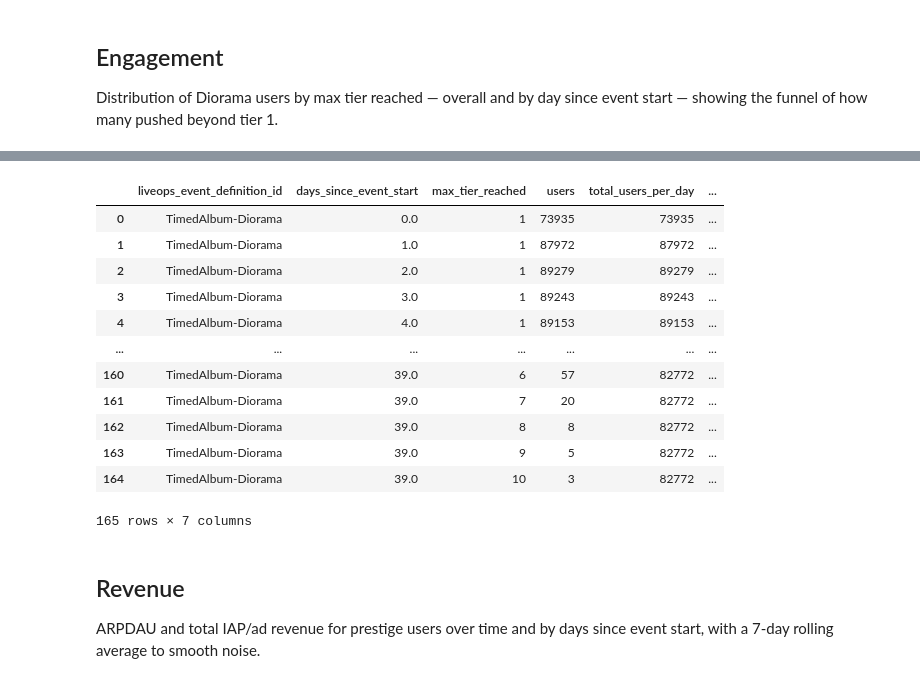
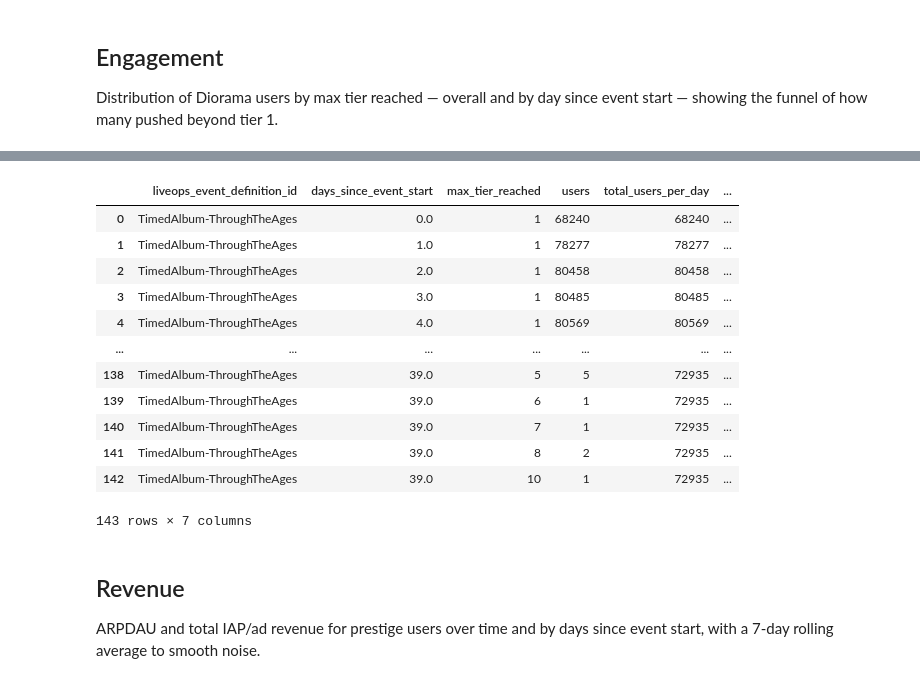
Before and after one commit to ivanaguilar-trailmix/testrepo, a Jupyter notebook: prestige/prestige.ipynb, the cells around one changed output, grey strips where cells are left out. Cells and saved outputs as stored; diff of their text form; code cells hidden in the pictures.

```diff
--- a/prestige/prestige.ipynb
+++ b/prestige/prestige.ipynb
@@ -1227,8 +1226,11 @@ Distribution of Diorama users by max tier reached — overall and by day since e
 # %%
 # hide-output
 data_diorama = data[data['liveops_event_definition_id'] == 'TimedAlbum-Diorama']
+data_through_the_ages = data[data['liveops_event_definition_id'] == 'TimedAlbum-ThroughTheAges']
 
-tier_reached_per_event = data_diorama[data_diorama.max_tier_reached<=10].groupby(['liveops_event_definition_id', 'max_tier_reached']).agg(
+data_last_event = data_through_the_ages.copy()
+
+tier_reached_per_event = data_last_event[data_last_event.max_tier_reached<=10].groupby(['liveops_event_definition_id', 'max_tier_reached']).agg(
     users = ('user_id', 'nunique')
 ).reset_index()
 
@@ -1272,35 +1273,33 @@ fig.update_layout(legend_title='Max Tier Reached')
 fig.show()
 # %%
 # hide-output
-tier_reached_diorama_daily = data_diorama[data_diorama.max_tier_reached<=10].groupby(['liveops_event_definition_id', 'days_since_event_start', 'max_tier_reached']).agg(
+tier_reached_lastevent_daily = data_last_event[data_last_event.max_tier_reached<=10].groupby(['liveops_event_definition_id', 'days_since_event_start', 'max_tier_reached']).agg(
     users = ('user_id', 'nunique')
 ).reset_index()
 
 # Calculate total users for each days_since_event_start
-total_users_per_day = tier_reached_diorama_daily.groupby('days_since_event_start')['users'].sum().reset_index()
+total_users_per_day = tier_reached_lastevent_daily.groupby('days_since_event_start')['users'].sum().reset_index()
 total_users_per_day.columns = ['days_since_event_start', 'total_users_per_day']
 
 # Merge to get total for each row
-tier_reached_diorama_daily = tier_reached_diorama_daily.merge(total_users_per_day, on='days_since_event_start', how='left')
+tier_reached_lastevent_daily = tier_reached_lastevent_daily.merge(total_users_per_day, on='days_since_event_start', how='left')
+# Calculate percentage
+tier_reached_lastevent_daily['percentage_of_day_total'] = tier_reached_lastevent_daily['users'] / tier_reached_lastevent_daily['total_users_per_day']
 
-# Calculate percentage
-tier_reached_diorama_daily['percentage_of_day_total'] = tier_reached_diorama_daily['users'] / tier_reached_diorama_daily['total_users_per_day']
-
-tier_reached_diorama_daily['max_tier_reached_str'] = tier_reached_diorama_daily['max_tier_reached'].astype(str)
-
-tier_reached_diorama_daily
+tier_reached_lastevent_daily['max_tier_reached_str'] = tier_reached_lastevent_daily['max_tier_reached'].astype(str)
+tier_reached_lastevent_daily
 # %% [output]
 |  | liveops_event_definition_id | days_since_event_start | max_tier_reached | users | total_users_per_day | ... |
-| 0 | TimedAlbum-Diorama | 0.0 | 1 | 73935 | 73935 | ... |
-| 1 | TimedAlbum-Diorama | 1.0 | 1 | 87972 | 87972 | ... |
-| 2 | TimedAlbum-Diorama | 2.0 | 1 | 89279 | 89279 | ... |
-| 3 | TimedAlbum-Diorama | 3.0 | 1 | 89243 | 89243 | ... |
-| 4 | TimedAlbum-Diorama | 4.0 | 1 | 89153 | 89153 | ... |
+| 0 | TimedAlbum-ThroughTheAges | 0.0 | 1 | 68240 | 68240 | ... |
+| 1 | TimedAlbum-ThroughTheAges | 1.0 | 1 | 78277 | 78277 | ... |
+| 2 | TimedAlbum-ThroughTheAges | 2.0 | 1 | 80458 | 80458 | ... |
+| 3 | TimedAlbum-ThroughTheAges | 3.0 | 1 | 80485 | 80485 | ... |
+| 4 | TimedAlbum-ThroughTheAges | 4.0 | 1 | 80569 | 80569 | ... |
 | ... | ... | ... | ... | ... | ... | ... |
-| 160 | TimedAlbum-Diorama | 39.0 | 6 | 57 | 82772 | ... |
-| 161 | TimedAlbum-Diorama | 39.0 | 7 | 20 | 82772 | ... |
-| 162 | TimedAlbum-Diorama | 39.0 | 8 | 8 | 82772 | ... |
-| 163 | TimedAlbum-Diorama | 39.0 | 9 | 5 | 82772 | ... |
-| 164 | TimedAlbum-Diorama | 39.0 | 10 | 3 | 82772 | ... |
+| 138 | TimedAlbum-ThroughTheAges | 39.0 | 5 | 5 | 72935 | ... |
+| 139 | TimedAlbum-ThroughTheAges | 39.0 | 6 | 1 | 72935 | ... |
+| 140 | TimedAlbum-ThroughTheAges | 39.0 | 7 | 1 | 72935 | ... |
+| 141 | TimedAlbum-ThroughTheAges | 39.0 | 8 | 2 | 72935 | ... |
+| 142 | TimedAlbum-ThroughTheAges | 39.0 | 10 | 1 | 72935 | ... |
-165 rows × 7 columns
+143 rows × 7 columns
 # %%
```
Also changed, not shown: parts of 31 cells of this notebook, 4 other files.
